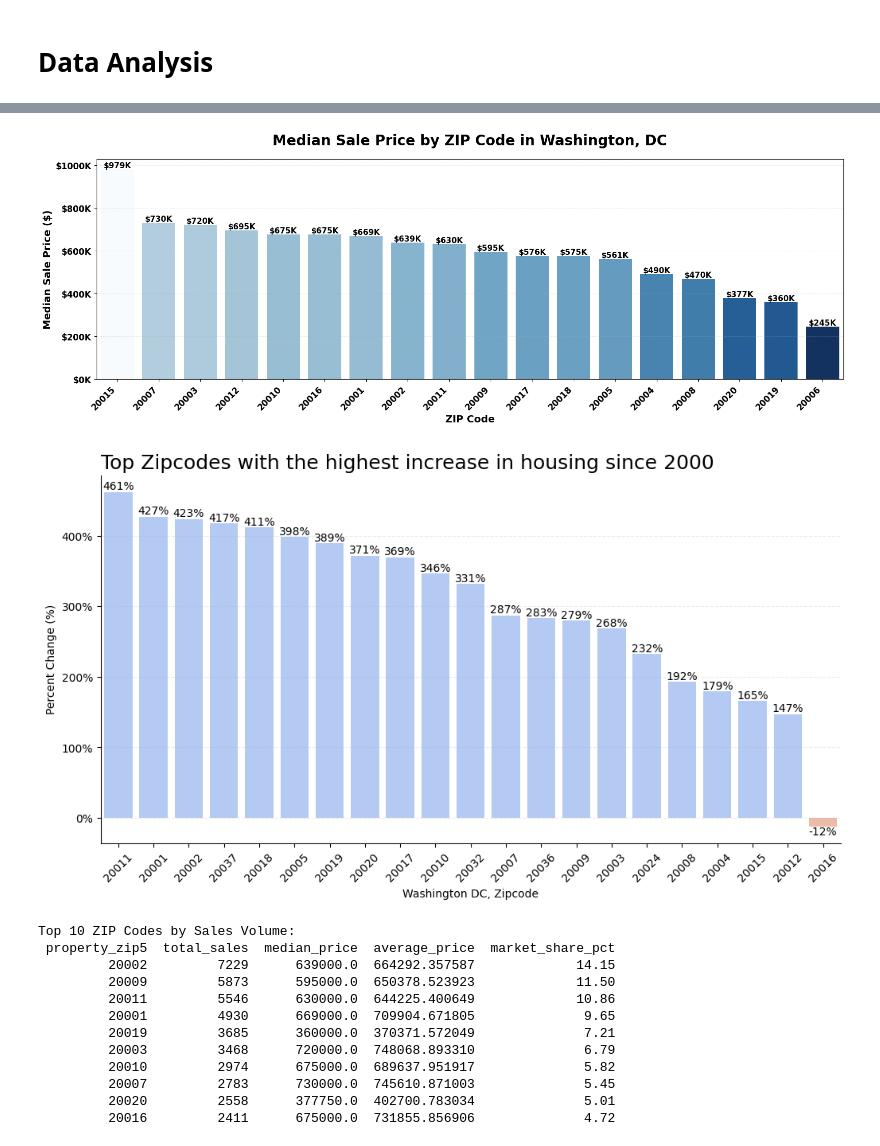
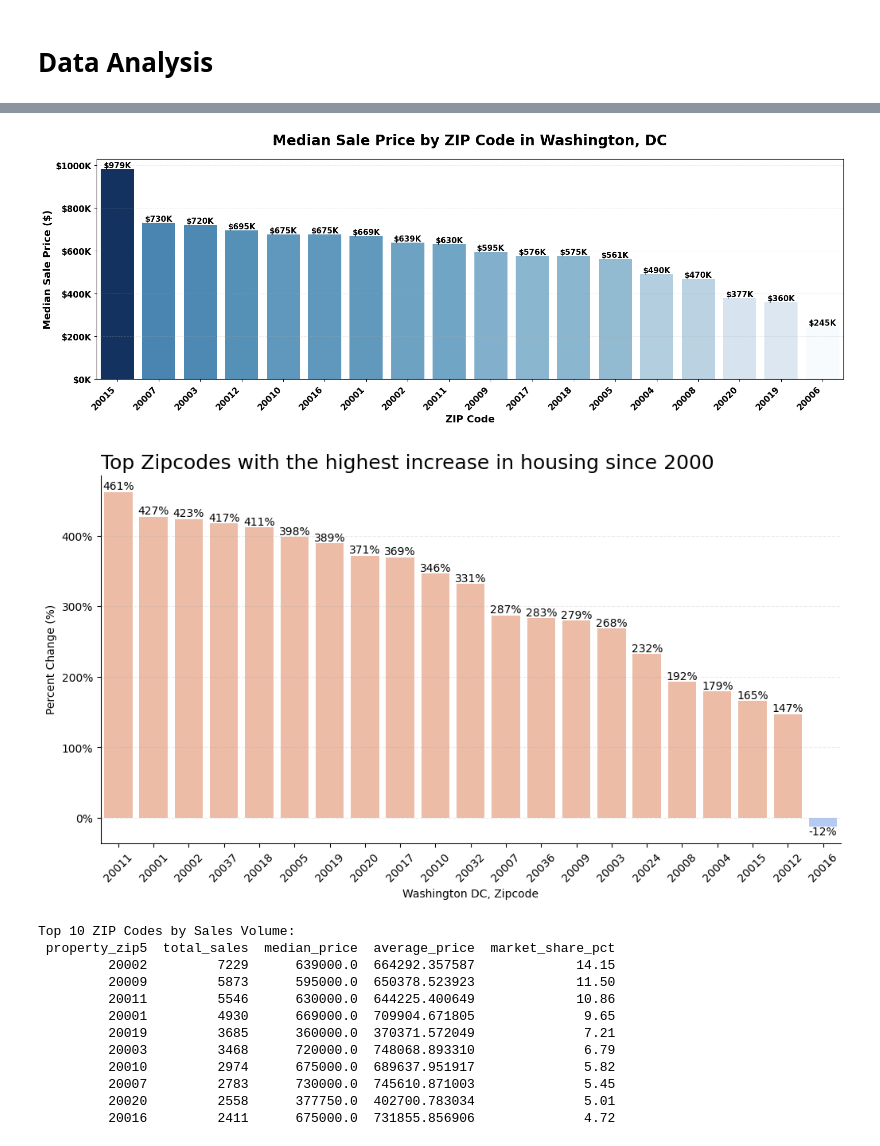
Before and after one commit to nusratakter08/STA9750-2025-FALL, a Jupyter notebook: Group_Project_15.ipynb, the cells around one changed output, grey strips where cells are left out. Cells and saved outputs as stored; diff of their text form; code cells hidden in the pictures.

```diff
--- a/Group_Project_15.ipynb
+++ b/Group_Project_15.ipynb
@@ -314,7 +314,7 @@ sns.barplot(
     x="property_zip5",
     y="sale_price",
     hue="sale_price",
-    palette="Blues_r",
+    palette="Blues",
     dodge=False,
     ax=ax,
     order=zip_prices_sorted["property_zip5"]   # important!
@@ -355,13 +355,14 @@ for container in ax.containers:
 ax.grid(axis="y", linestyle="--", alpha=0.25)
 
 plt.tight_layout()
+
 plt.show()
 
 
 # ZIP codes like 20001–20010 are much more expensive
 # ZIP codes like 20018–20020 are more affordable because of differences in demand and neighborhood investment.
 # %% [output]
-[figure, old version]
+[figure, new version]
 # %%
 # Percent Change by Zipcode GRAPH 3
 # Between year 2000 and 2022
@@ -397,29 +398,29 @@ both_year = both_year.sort_values(by = 'percent_change', ascending = False)
 # %%
 # Setting up the figure
 fig, ax = plt.subplots(figsize = (12,6))
 
 # Creating the barplot
-ax = sns.barplot(data = both_year, x = 'property_zip5', y = 'percent_change', hue = 'pos_neg', palette = 'coolwarm')
+ax = sns.barplot(data = both_year, x = 'property_zip5', y = 'percent_change', hue = 'pos_neg', palette = 'coolwarm_r')
 sns.despine()
 
 # Customizing the graph
 ax.set_title("Top Zipcodes with the highest increase in housing since 2000", loc = 'left', fontdict = {'fontsize' : '18'})
 ax.get_legend().remove()
 ax.grid(axis="y", linestyle="--", alpha = .25)
 ax.set_ylabel("Percent Change (%)")
 ax.yaxis.set_major_formatter(lambda x, _: f"{int(x)}%")
 ax.set_xlabel('Washington DC, Zipcode')
 plt.xticks(rotation = 45)
 
 # Adding data labels to the graph
 for container in ax.containers:
     ax.bar_label(container,
                  fmt=lambda x: f"{int(x):}%")
 
 
 plt.show()
 # %% [output]
-[figure, old version]
+[figure, new version]
 # %%
 # Zipcode Sale Breakdown
 # Paven
```
Also changed, not shown: parts of 10 cells of this notebook.
